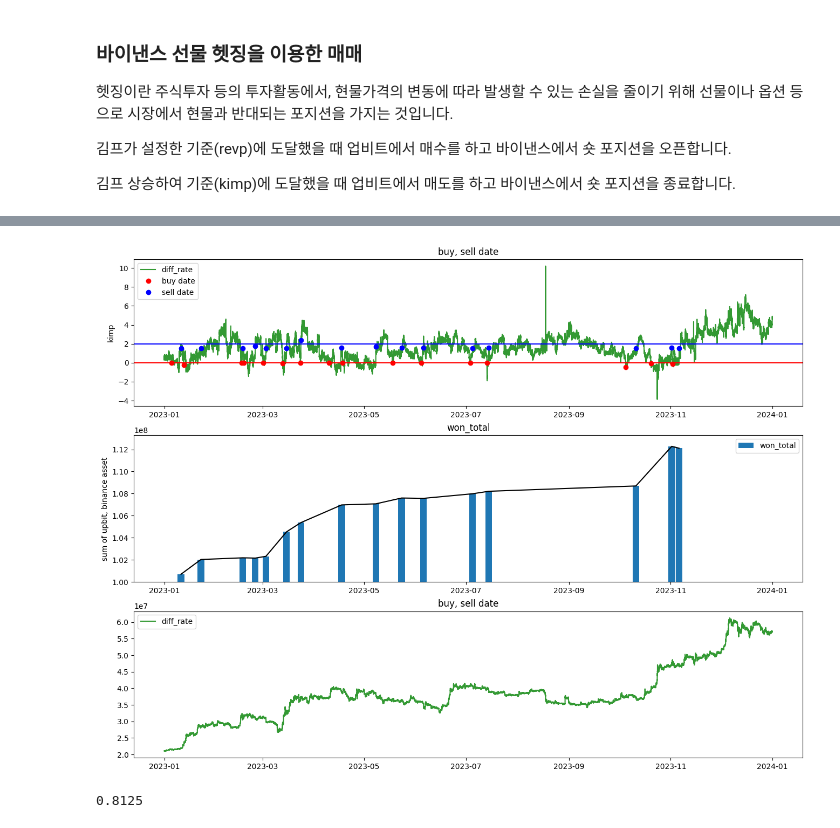
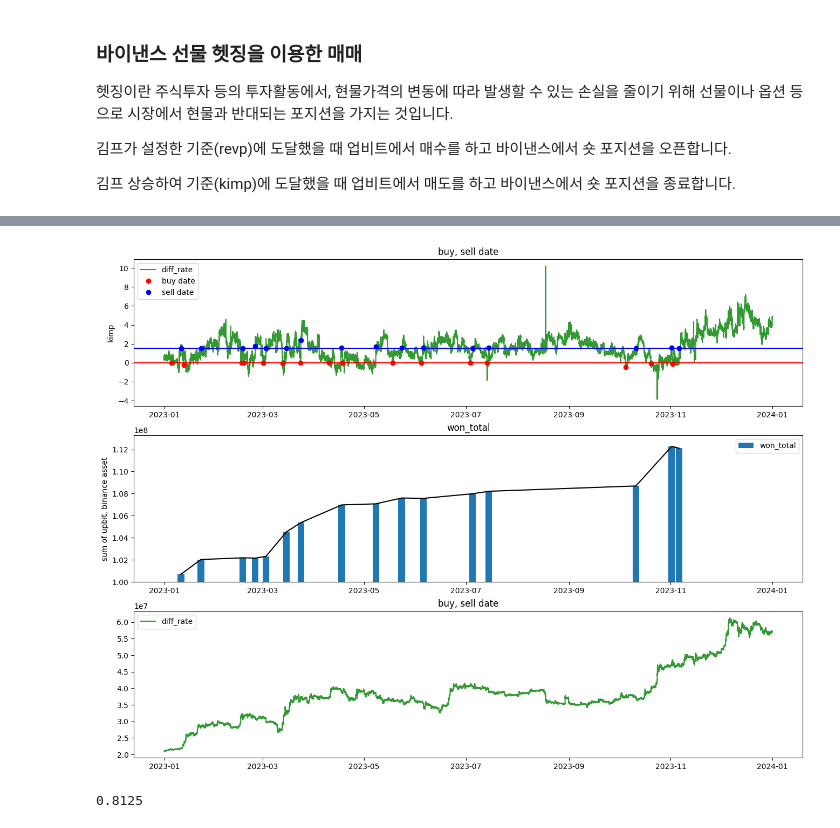
Before and after one commit to ppsygit/coinAnalysis, a Jupyter notebook: diff_analysis/upbit_binance_diff_analysis.ipynb, the cells around one changed output, grey strips where cells are left out. Cells and saved outputs as stored; diff of their text form; code cells hidden in the pictures.

```diff
--- a/diff_analysis/upbit_binance_diff_analysis.ipynb
+++ b/diff_analysis/upbit_binance_diff_analysis.ipynb
@@ -332,33 +332,33 @@ df_trade
 # %%
 plt.figure(figsize=(16, 12))
 
 
 ax1 = plt.subplot(3, 1, 1)
 plt.plot(df_krw['Open time'], df_krw['diff_percentage'], color='g', alpha=0.8, label='diff_rate')
 plt.plot(df_trade['buy_date'], df_trade['revp'], 'ro', label='buy date')
 plt.plot(df_trade['sell_date'], df_trade['kimp'], 'bo', label='sell date')
 plt.axhline(y=0, color='r')
-plt.axhline(y=2, color='b')
+plt.axhline(y=1.5, color='b')
 plt.ylabel('kimp')
 plt.legend()
 plt.title('buy, sell date')
 
 ax2 = plt.subplot(3, 1, 2, sharex=ax1)
 plt.bar(df_trade['sell_date'], df_trade['won_total'], width=4, label='won_total')
 plt.plot(df_trade['sell_date'], df_trade['won_total'], color='black')
 plt.ylim(1e8, max(df_trade['won_total'] + 0.01e8))
 plt.ylabel('sum of upbit, binance asset')
 plt.legend()
 plt.title('won_total')
 
 ax3 = plt.subplot(3, 1, 3, sharex=ax1)
 plt.plot(df_krw['Open time'], df_krw['Upbit'], color='g', alpha=0.8, label='diff_rate')
 plt.legend()
 plt.title('buy, sell date')
 
 plt.show()
 # %% [output]
-[figure, old version]
+[figure, new version]
 # %%
 # 승률을 구해보면
 winrate = len(df_trade.loc[df_trade['diff_rate']>0]) / len(df_trade)
```
Also changed, not shown: 3 other files.
